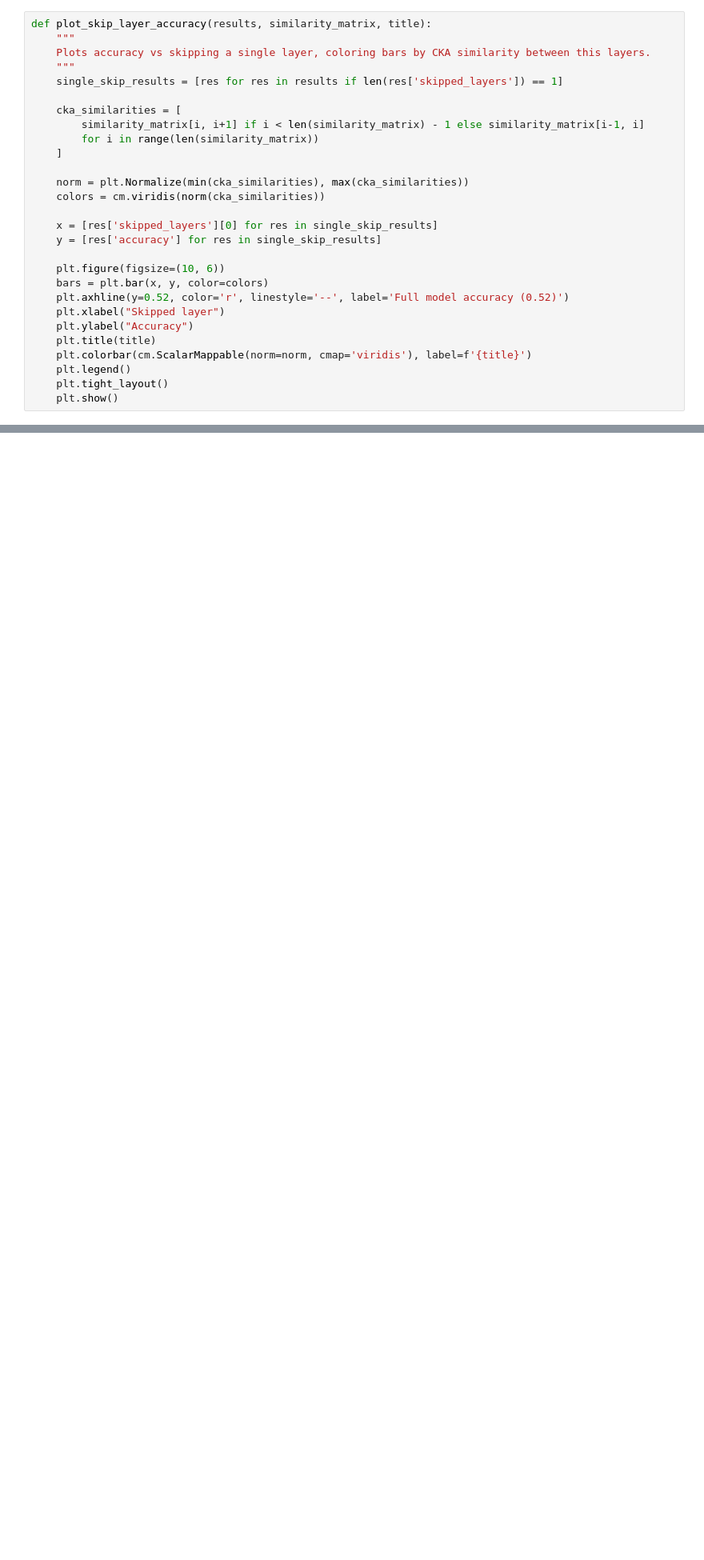
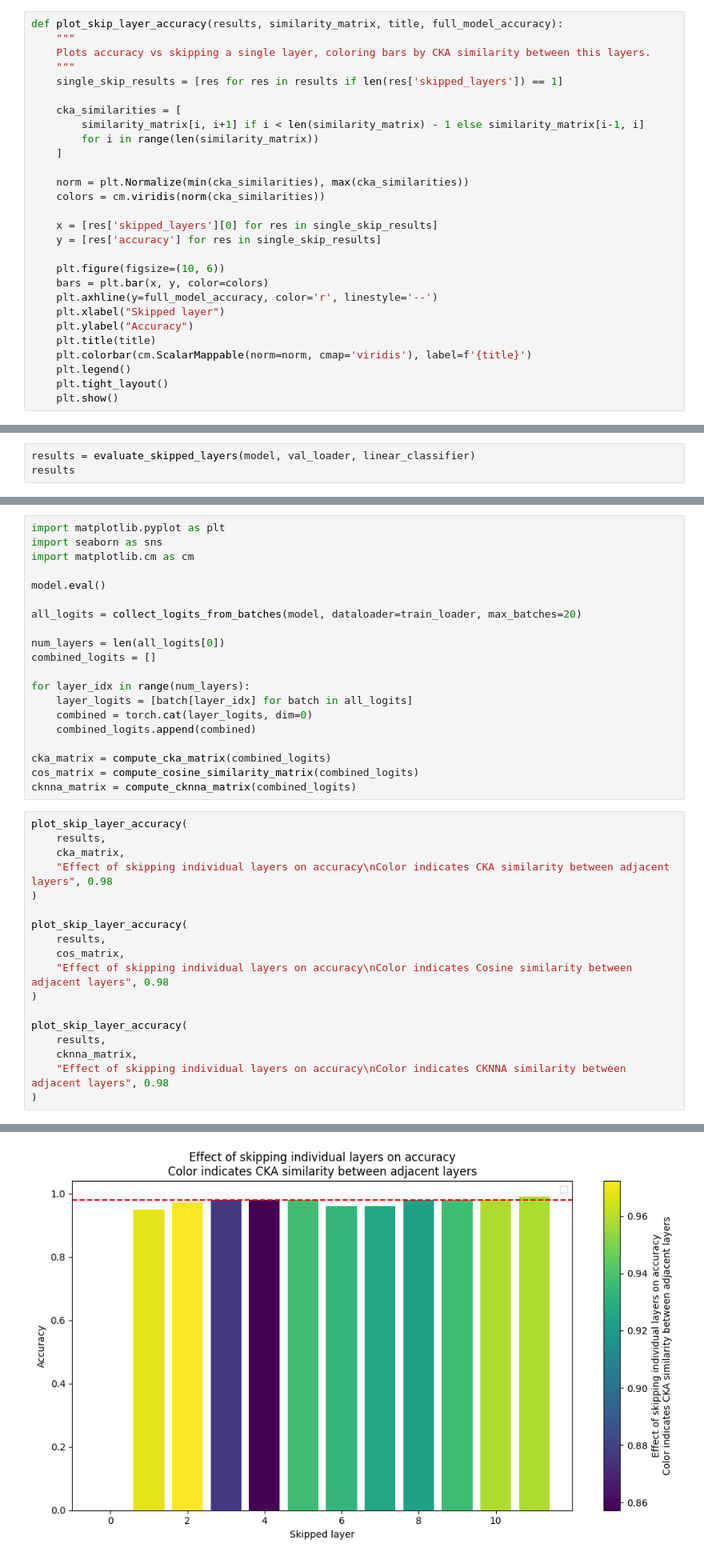
Before and after one commit to kwiatkowskaa/VisualLogitLens, a Jupyter notebook: notebooks/linear_probing copy.ipynb, the cells around one changed output, grey strips where cells are left out. Shown at 80% size. Saved outputs shown, nothing was run; the diff lists cells and outputs as text; blank space fills up the shorter version.

Commit message:
added skipping layers on the new model

```diff
--- a/notebooks/linear_probing copy.ipynb
+++ b/notebooks/linear_probing copy.ipynb
@@ -476,7 +478,7 @@ cka_matrix = compute_cka_matrix(combined_logits)
 cos_matrix = compute_cosine_similarity_matrix(combined_logits)
 cknna_matrix = compute_cknna_matrix(combined_logits)
 # %%
-def plot_skip_layer_accuracy(results, similarity_matrix, title):
+def plot_skip_layer_accuracy(results, similarity_matrix, title, full_model_accuracy):
     """
     Plots accuracy vs skipping a single layer, coloring bars by CKA similarity between this layers.
     """
@@ -495,7 +497,7 @@ def plot_skip_layer_accuracy(results, similarity_matrix, title):
 
     plt.figure(figsize=(10, 6))
     bars = plt.bar(x, y, color=colors)
-    plt.axhline(y=0.52, color='r', linestyle='--', label='Full model accuracy (0.52)')
+    plt.axhline(y=full_model_accuracy, color='r', linestyle='--')
     plt.xlabel("Skipped layer")
     plt.ylabel("Accuracy")
     plt.title(title)
@@ -586,0 +768,3 @@ plot_double_skip_accuracy(
+# %%
+results = evaluate_skipped_layers(model, val_loader, linear_classifier)
+results
@@ -586,0 +810,39 @@ plot_double_skip_accuracy(
+# %%
+import matplotlib.pyplot as plt
+import seaborn as sns
+import matplotlib.cm as cm
+
+model.eval()
+
+all_logits = collect_logits_from_batches(model, dataloader=train_loader, max_batches=20)
+
+num_layers = len(all_logits[0])
+combined_logits = []
+
+for layer_idx in range(num_layers):
+    layer_logits = [batch[layer_idx] for batch in all_logits]
+    combined = torch.cat(layer_logits, dim=0)
+    combined_logits.append(combined)
+
+cka_matrix = compute_cka_matrix(combined_logits)
+cos_matrix = compute_cosine_similarity_matrix(combined_logits)
+cknna_matrix = compute_cknna_matrix(combined_logits)
+# %%
+plot_skip_layer_accuracy(
+    results,
+    cka_matrix,
+    "Effect of skipping individual layers on accuracy\nColor indicates CKA similarity between adjacent layers", 0.98
+)
+
+plot_skip_layer_accuracy(
+    results,
+    cos_matrix,
+    "Effect of skipping individual layers on accuracy\nColor indicates Cosine similarity between adjacent layers", 0.98
+)
+
+plot_skip_layer_accuracy(
+    results,
+    cknna_matrix,
+    "Effect of skipping individual layers on accuracy\nColor indicates CKNNA similarity between adjacent layers", 0.98
+)
+# %% [output]
@@ -586,0 +850 @@ plot_double_skip_accuracy(
+[figure, added]
```
Also changed, not shown: parts of 12 cells of this notebook.
